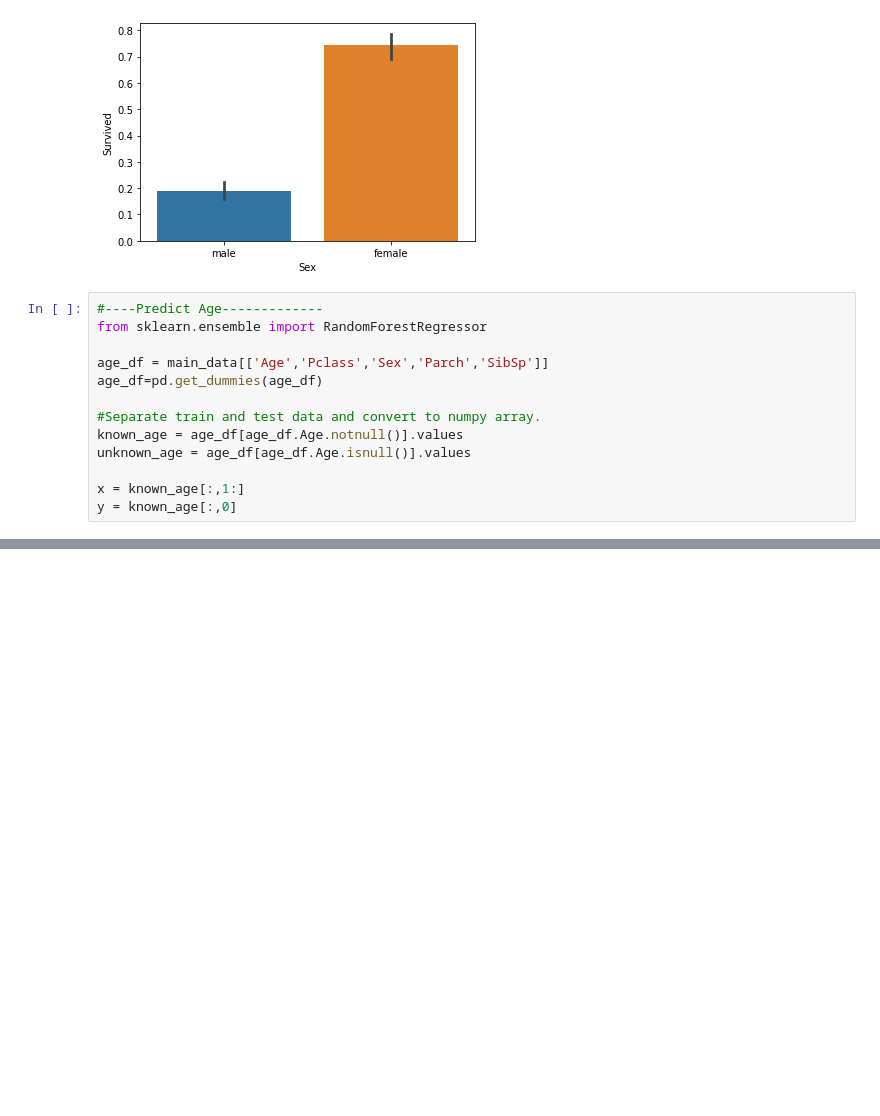
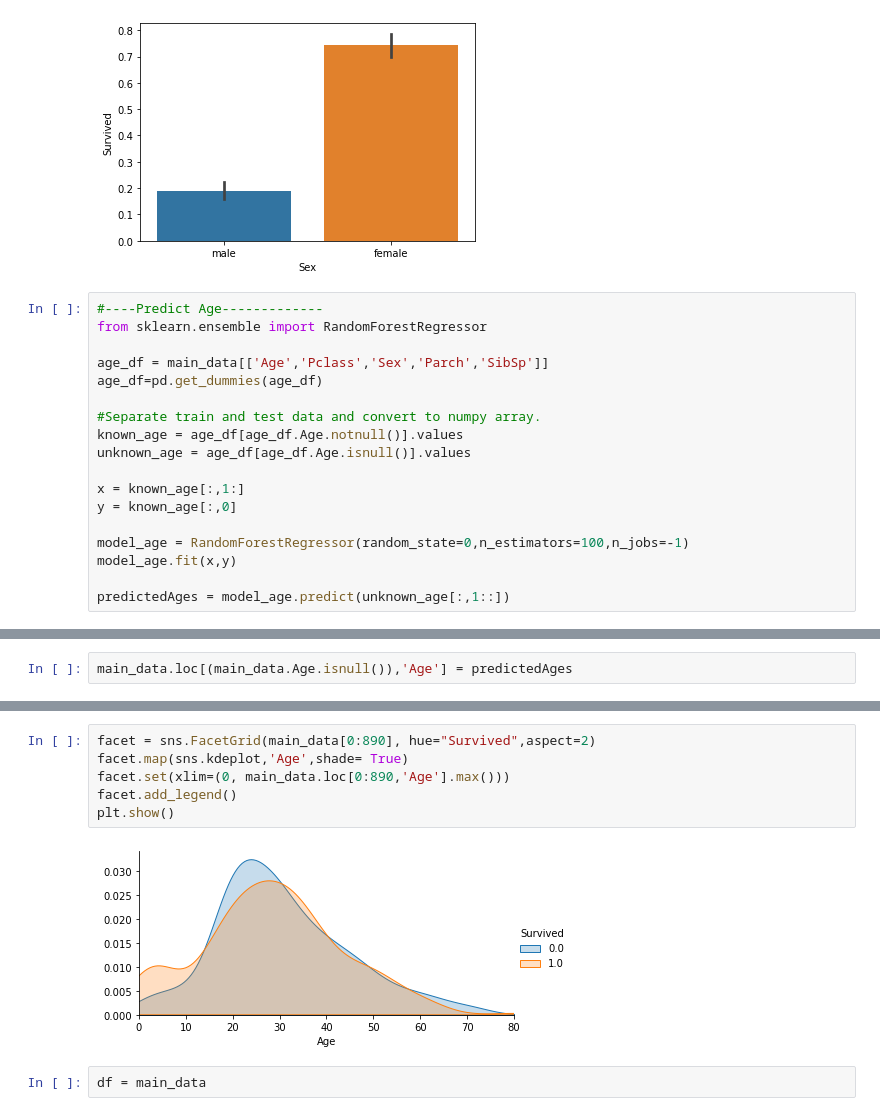
Before and after one commit to YusukeTakahashi2001/Kaggle_Titanic-Machine-Learning-from-Disaster_20201104, a Jupyter notebook: main_20201106.ipynb, the cells around one changed output, grey strips where cells are left out. Cells and saved outputs as stored; diff of their text form; blank space fills up the shorter version.

```diff
--- a/main_20201106.ipynb
+++ b/main_20201106.ipynb
@@ -52,3 +52,8 @@ unknown_age = age_df[age_df.Age.isnull()].values
 
 x = known_age[:,1:]
 y = known_age[:,0]
+
+model_age = RandomForestRegressor(random_state=0,n_estimators=100,n_jobs=-1)
+model_age.fit(x,y)
+
+predictedAges = model_age.predict(unknown_age[:,1::])
@@ -64,0 +60,2 @@ array([[3., 0., 1., 0., 1.],
+# %%
+main_data.loc[(main_data.Age.isnull()),'Age'] = predictedAges
@@ -64,0 +78,10 @@ array([[3., 0., 1., 0., 1.],
+# %%
+facet = sns.FacetGrid(main_data[0:890], hue="Survived",aspect=2)
+facet.map(sns.kdeplot,'Age',shade= True)
+facet.set(xlim=(0, main_data.loc[0:890,'Age'].max()))
+facet.add_legend()
+plt.show()
+# %% [output]
+[figure, added]
+# %%
+df = main_data
```
Also changed, not shown: parts of 8 cells of this notebook.
